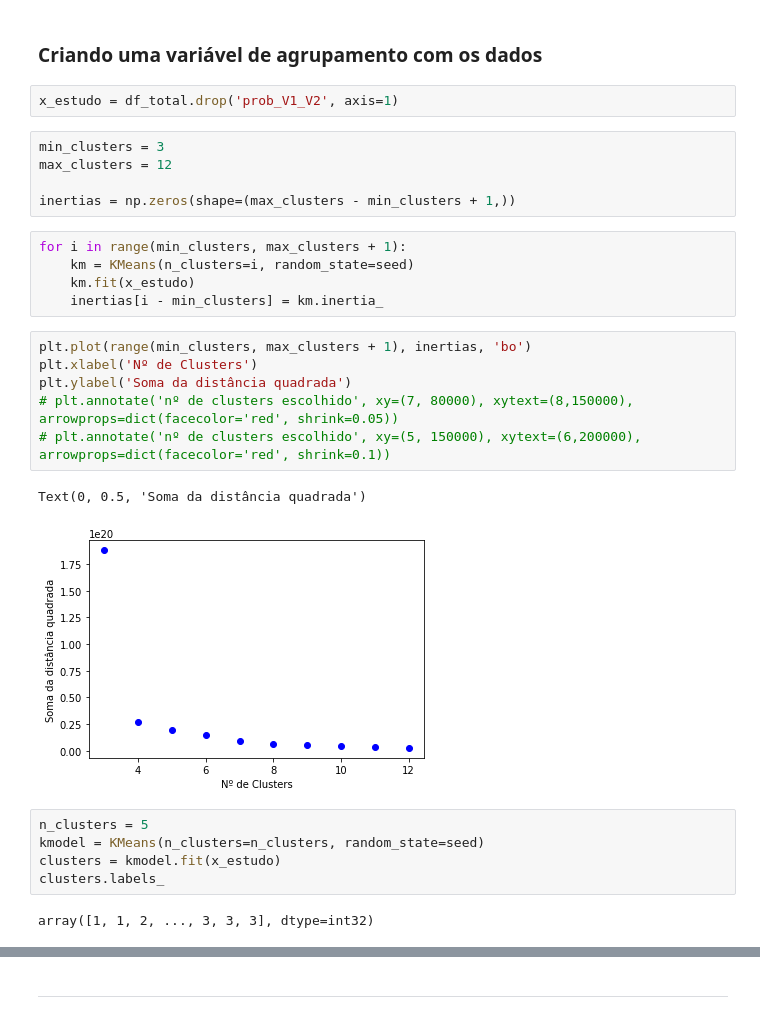
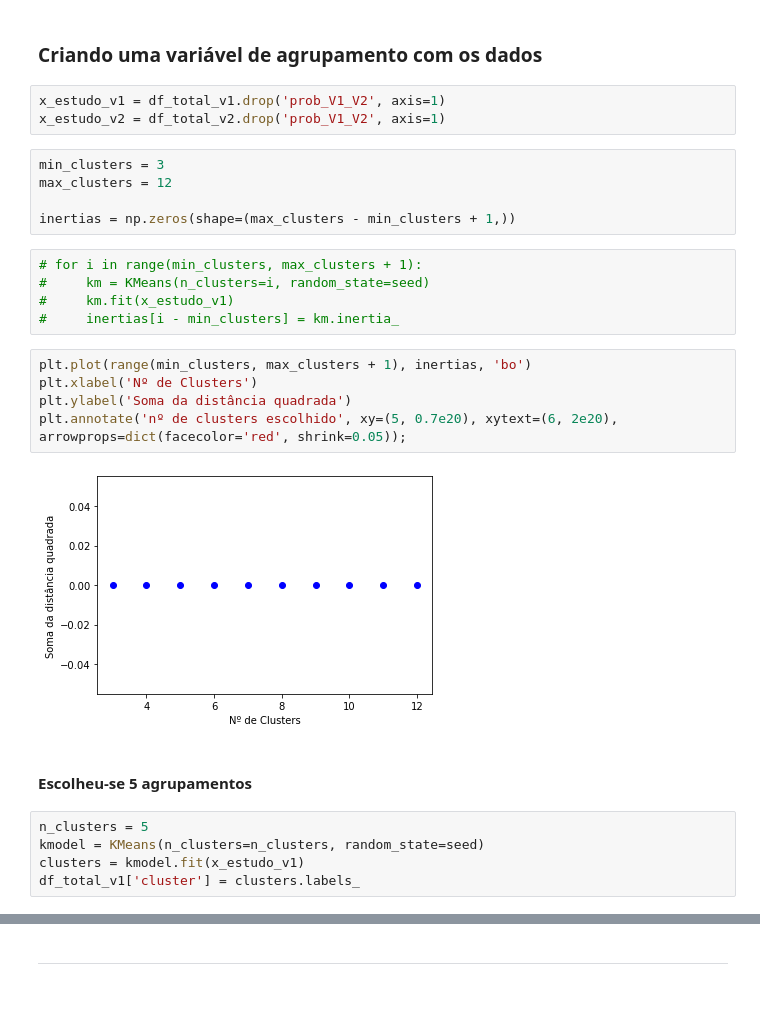
Before and after one commit to cassianojp/desafio_neoway, a Jupyter notebook: desafio_neoway_model.ipynb, the cells around one changed output, grey strips where cells are left out. Saved outputs shown, nothing was run; the diff lists cells and outputs as text.

```diff
--- a/desafio_neoway_model.ipynb
+++ b/desafio_neoway_model.ipynb
@@ -156,30 +195,29 @@ df_total
 # %% [markdown]
 ### Criando uma variável de agrupamento com os dados
 # %%
-x_estudo = df_total.drop('prob_V1_V2', axis=1)
+x_estudo_v1 = df_total_v1.drop('prob_V1_V2', axis=1)
+x_estudo_v2 = df_total_v2.drop('prob_V1_V2', axis=1)
 # %%
 min_clusters = 3
 max_clusters = 12
 
 inertias = np.zeros(shape=(max_clusters - min_clusters + 1,))
 # %%
-for i in range(min_clusters, max_clusters + 1):
-    km = KMeans(n_clusters=i, random_state=seed)
-    km.fit(x_estudo)
-    inertias[i - min_clusters] = km.inertia_
+# for i in range(min_clusters, max_clusters + 1):
+#     km = KMeans(n_clusters=i, random_state=seed)
+#     km.fit(x_estudo_v1)
+#     inertias[i - min_clusters] = km.inertia_
 # %%
 plt.plot(range(min_clusters, max_clusters + 1), inertias, 'bo')
 plt.xlabel('Nº de Clusters')
 plt.ylabel('Soma da distância quadrada')
-# plt.annotate('nº de clusters escolhido', xy=(7, 80000), xytext=(8,150000), arrowprops=dict(facecolor='red', shrink=0.05))
-# plt.annotate('nº de clusters escolhido', xy=(5, 150000), xytext=(6,200000), arrowprops=dict(facecolor='red', shrink=0.1))
+plt.annotate('nº de clusters escolhido', xy=(5, 0.7e20), xytext=(6, 2e20), arrowprops=dict(facecolor='red', shrink=0.05));
 # %% [output]
-Text(0, 0.5, 'Soma da distância quadrada')
-[figure, old version]
+[figure, new version]
+# %% [markdown]
+#### Escolheu-se 5 agrupamentos
 # %%
 n_clusters = 5
 kmodel = KMeans(n_clusters=n_clusters, random_state=seed)
-clusters = kmodel.fit(x_estudo)
-clusters.labels_
+clusters = kmodel.fit(x_estudo_v1)
+df_total_v1['cluster'] = clusters.labels_
-# %% [output]
-array([1, 1, 2, ..., 3, 3, 3], dtype=int32)
```
Also changed, not shown: parts of 58 cells of this notebook, 4 other files.
